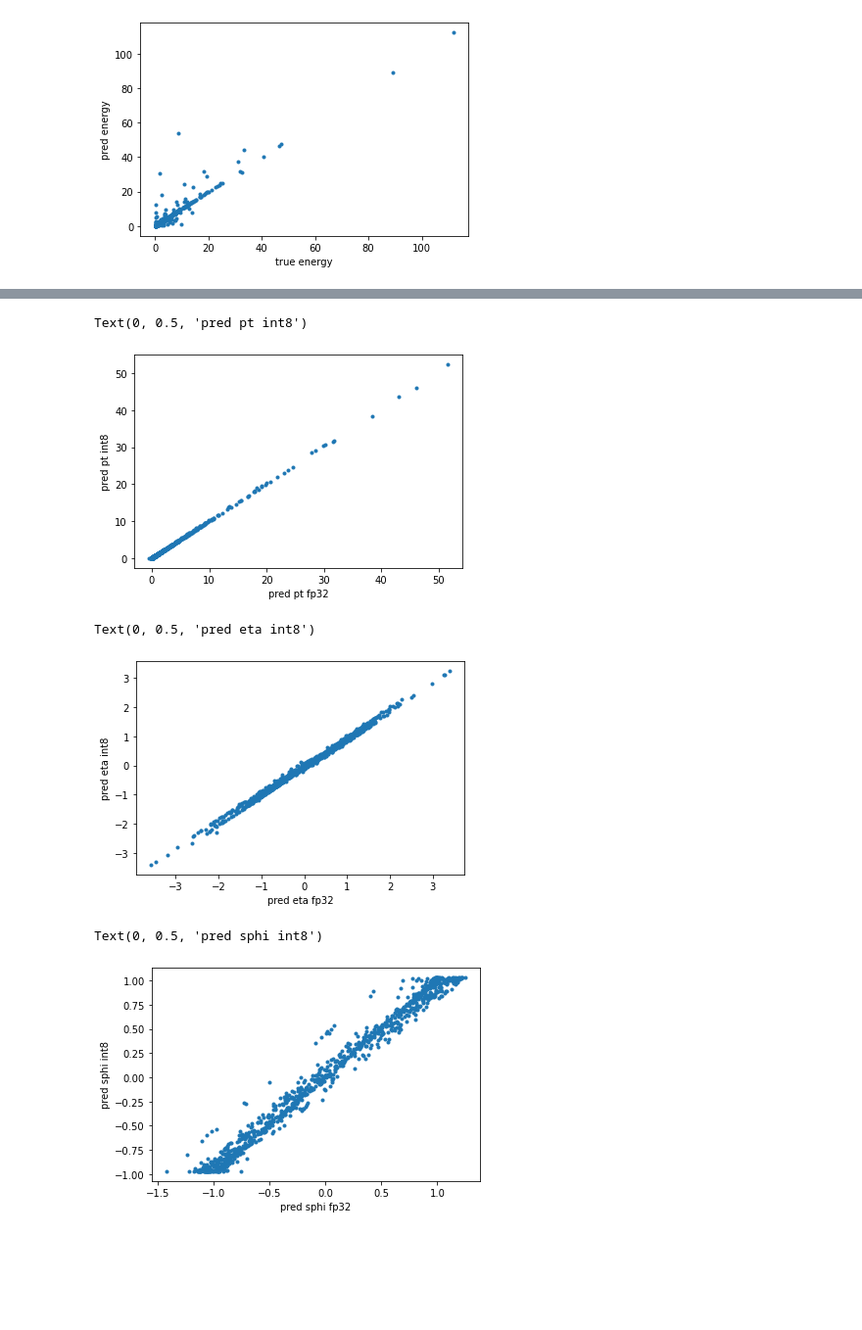
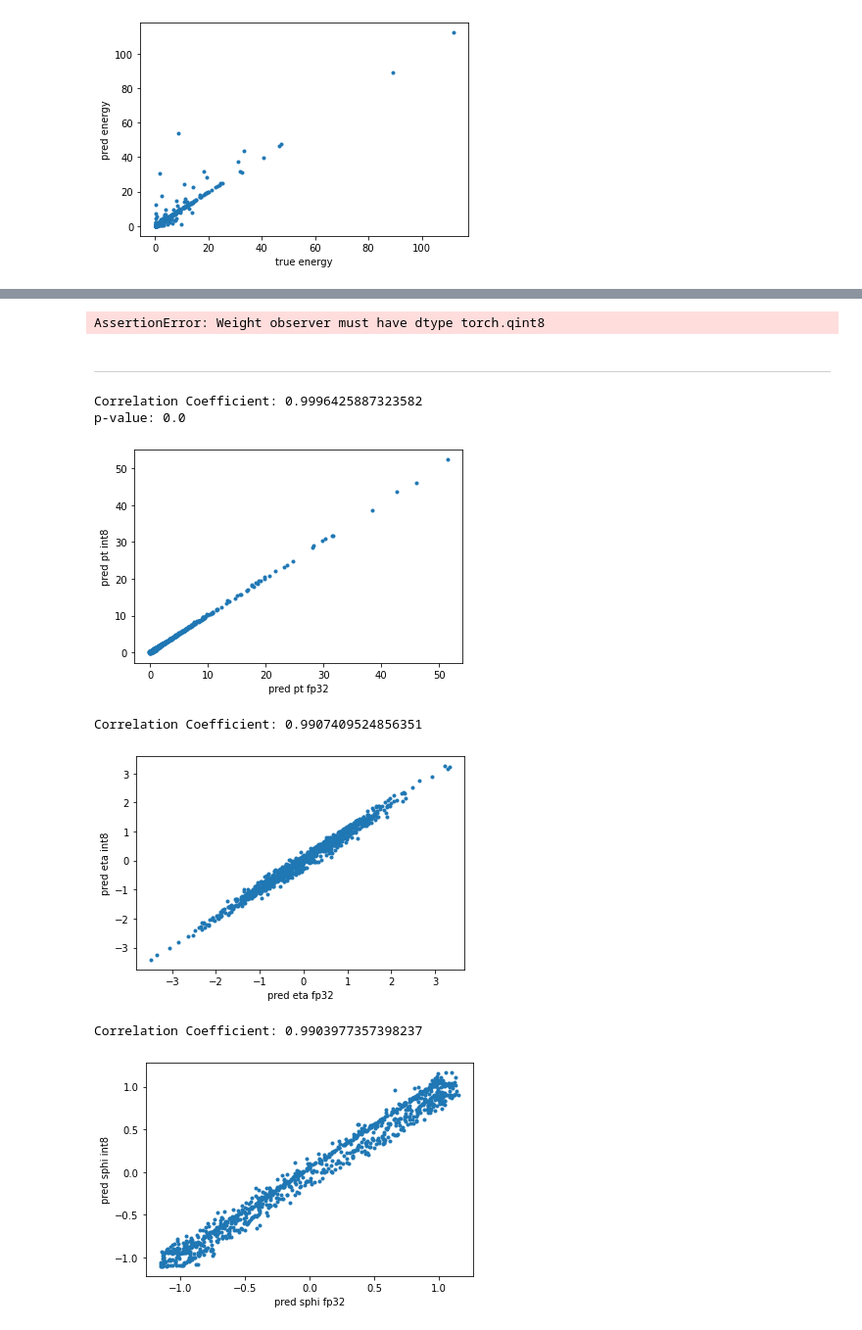
Before and after one commit to raj2022/quantization_prunings, a Jupyter notebook: practice/mlpf-pytorch-transformer-standalone_modified.ipynb, the cells around one changed output, grey strips where cells are left out. Shown at 98% size. Saved outputs shown, nothing was run; the diff lists cells and outputs as text; code cells hidden in the pictures; blank space fills up the shorter version.

Commit message:
Error in qconfig modifications

```diff
--- a/practice/mlpf-pytorch-transformer-standalone_modified.ipynb
+++ b/practice/mlpf-pytorch-transformer-standalone_modified.ipynb
@@ -512,3 +544,43 @@ model_int8 = torch.ao.quantization.convert(model_prepared)
+# %%
+# Get the default qconfig
+qconfig = torch.ao.quantization.get_default_qconfig('x86')
+
+# Define a new QConfig with per-channel affine quantization for activation
+new_activation_observer = functools.partial(
+    torch.ao.quantization.default_observer.with_args,
+    dtype=torch.float32
+)
+new_weight_observer = functools.partial(
+    torch.ao.quantization.default_observer.with_args,
+    dtype=torch.qint8,
+    quant_min=0,
+    quant_max=127
+)
+
+new_qconfig = torch.ao.quantization.QConfig(
+    activation=new_activation_observer,
+    weight=new_weight_observer
+)
+
+# Apply the modified qconfig to the model
+model.qconfig = new_qconfig
+
+# Prepare the model for quantization
+model_prepared = torch.quantization.prepare(model.eval())
+
+# Calibrate on data
+num_events_to_calibrate = 1
+for ind in range(1000, 1000 + num_events_to_calibrate):
+    X = torch.unsqueeze(torch.tensor(ds_train[ind]["X"]).to(torch.float32), 0)
+    mask = X[:, :, 0] != 0
+    model_prepared(X, mask)
+
+# Convert the model to int8
+model_int8 = torch.quantization.convert(model_prepared)
+# %% [output]
+AssertionError: Weight observer must have dtype torch.qint8
+# %% [markdown]
+----
 # %%
 mask_quantized = torch.quantize_per_tensor((X_features_padded[:, :, 0]!=0).to(torch.float32), 1, 0, torch.quint8)
 preds = model_int8(X_features_padded, mask_quantized)
@@ -528,8 +600,16 @@ plt.scatter(
 )
 plt.xlabel("pred pt fp32")
 plt.ylabel("pred pt int8")
+
+
+correlation_coefficient = np.corrcoef(pt_pred, pt_pred_int8)[0, 1]
+print("Correlation Coefficient:", correlation_coefficient)
+
+corr_coefficient, p_value = pearsonr(pt_pred, pt_pred_int8)
+print("p-value:", p_value)
 # %% [output]
-Text(0, 0.5, 'pred pt int8')
+Correlation Coefficient: 0.9996425887323582
+p-value: 0.0
 [figure]
 # %%
 plt.scatter(
@@ -539,20 +619,26 @@ plt.scatter(
 )
 plt.xlabel("pred eta fp32")
 plt.ylabel("pred eta int8")
+
+correlation_coefficient = np.corrcoef(eta_pred, eta_pred_int8)[0, 1]
+print("Correlation Coefficient:", correlation_coefficient)
 # %% [output]
-Text(0, 0.5, 'pred eta int8')
+Correlation Coefficient: 0.9907409524856351
-[figure, old version]
+[figure, new version]
 # %%
 plt.scatter(
     sphi_pred,
     sphi_pred_int8,
     marker="."
 )
 plt.xlabel("pred sphi fp32")
 plt.ylabel("pred sphi int8")
+
+correlation_coefficient = np.corrcoef(sphi_pred, sphi_pred_int8)[0, 1]
+print("Correlation Coefficient:", correlation_coefficient)
 # %% [output]
-Text(0, 0.5, 'pred sphi int8')
+Correlation Coefficient: 0.9903977357398237
-[figure, old version]
+[figure, new version]
 # %%
 plt.scatter(
     cphi_pred,
```
Also changed, not shown: parts of 24 cells of this notebook.
